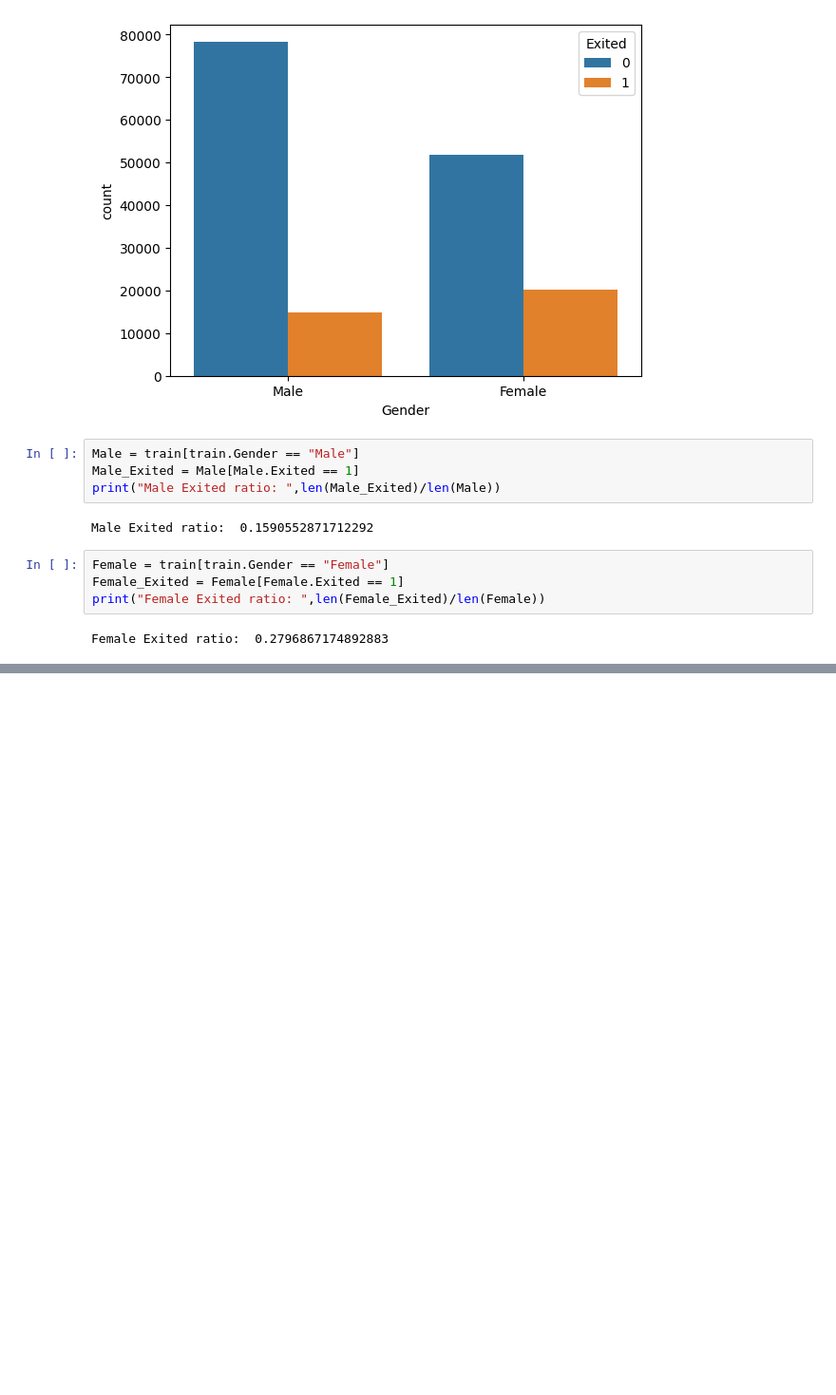
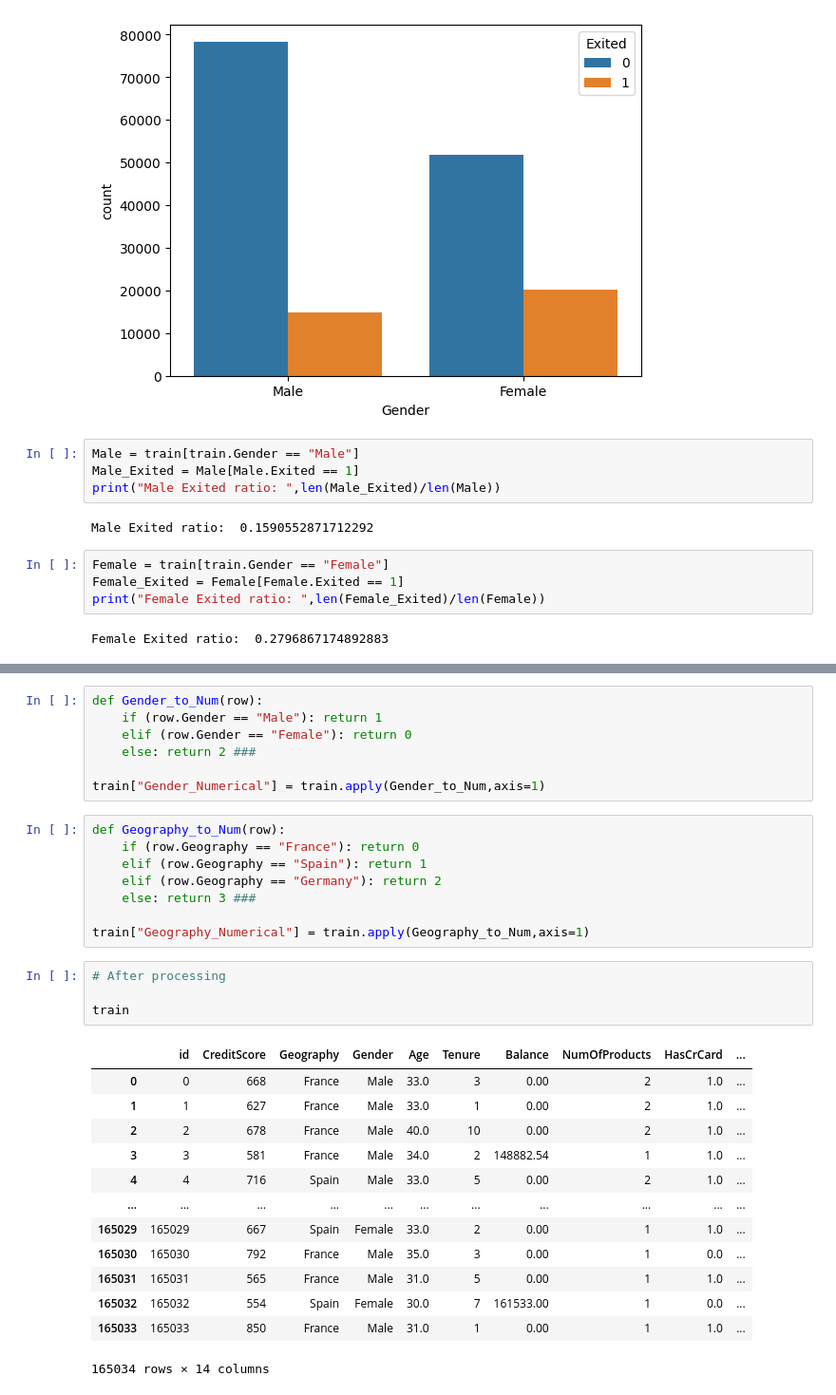
Before and after one commit to TangLitEn/kaggle-Binary-Classification-with-a-Bank-Churn-Dataset, a Jupyter notebook: main.ipynb, the cells around one changed output, grey strips where cells are left out. Shown at 95% size. Drawn from its saved outputs; the diff is of its cells as text; blank space fills up the shorter version.

```diff
--- a/main.ipynb
+++ b/main.ipynb
@@ -176,0 +218,33 @@ Female Exited ratio:  0.2796867174892883
+# %%
+def Gender_to_Num(row):
+	if (row.Gender == "Male"): return 1
+	elif (row.Gender == "Female"): return 0
+	else: return 2 ###
+
+train["Gender_Numerical"] = train.apply(Gender_to_Num,axis=1)
+# %%
+def Geography_to_Num(row):
+	if (row.Geography == "France"): return 0
+	elif (row.Geography == "Spain"): return 1
+	elif (row.Geography == "Germany"): return 2
+	else: return 3 ###
+
+train["Geography_Numerical"] = train.apply(Geography_to_Num,axis=1)
+# %%
+# After processing
+
+train
+# %% [output]
+|  | id | CreditScore | Geography | Gender | Age | Tenure | Balance | NumOfProducts | HasCrCard | ... |
+| 0 | 0 | 668 | France | Male | 33.0 | 3 | 0.00 | 2 | 1.0 | ... |
+| 1 | 1 | 627 | France | Male | 33.0 | 1 | 0.00 | 2 | 1.0 | ... |
+| 2 | 2 | 678 | France | Male | 40.0 | 10 | 0.00 | 2 | 1.0 | ... |
+| 3 | 3 | 581 | France | Male | 34.0 | 2 | 148882.54 | 1 | 1.0 | ... |
+| 4 | 4 | 716 | Spain | Male | 33.0 | 5 | 0.00 | 2 | 1.0 | ... |
+| ... | ... | ... | ... | ... | ... | ... | ... | ... | ... | ... |
+| 165029 | 165029 | 667 | Spain | Female | 33.0 | 2 | 0.00 | 1 | 1.0 | ... |
+| 165030 | 165030 | 792 | France | Male | 35.0 | 3 | 0.00 | 1 | 0.0 | ... |
+| 165031 | 165031 | 565 | France | Male | 31.0 | 5 | 0.00 | 1 | 1.0 | ... |
+| 165032 | 165032 | 554 | Spain | Female | 30.0 | 7 | 161533.00 | 1 | 0.0 | ... |
+| 165033 | 165033 | 850 | France | Male | 31.0 | 1 | 0.00 | 1 | 1.0 | ... |
+165034 rows × 14 columns
```
Also changed, not shown: parts of 18 cells of this notebook.
